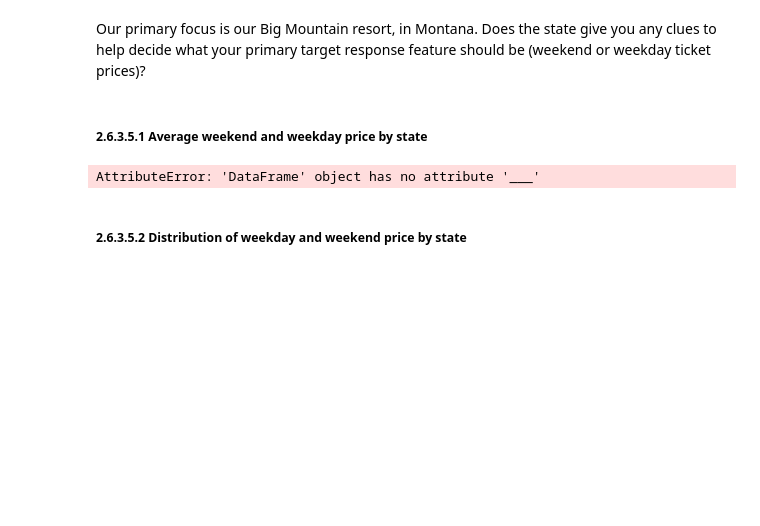
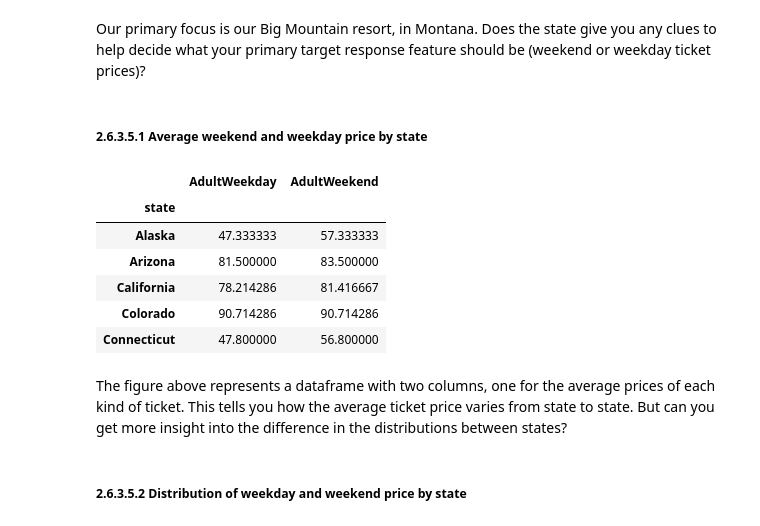
Before and after one commit to vsancnaj/DataScienceGuidedCapstone, a Jupyter notebook: Notebooks/02_data_wrangling.ipynb, the cells around one changed output. Drawn from its saved outputs; the diff is of its cells as text; code cells hidden in the pictures; blank space fills up the shorter version.

```diff
--- a/Notebooks/02_data_wrangling.ipynb
+++ b/Notebooks/02_data_wrangling.ipynb
@@ -363,11 +363,17 @@ Our primary focus is our Big Mountain resort, in Montana. Does the state give yo
 # %%
 #Code task 14#
 # Calculate average weekday and weekend price by state and sort by the average of the two
 # Hint: use the pattern dataframe.groupby(<grouping variable>)[<list of columns>].mean()
-state_price_means = ski_data.___(___)[[___, ___]].mean()
+state_price_means = ski_data.groupby('state')[['AdultWeekday', 'AdultWeekend']].mean()
 state_price_means.head()
 # %% [output]
-AttributeError: 'DataFrame' object has no attribute '___'
+|  | AdultWeekday | AdultWeekend |
+| state |  |  |
+| Alaska | 47.333333 | 57.333333 |
+| Arizona | 81.500000 | 83.500000 |
+| California | 78.214286 | 81.416667 |
+| Colorado | 90.714286 | 90.714286 |
+| Connecticut | 47.800000 | 56.800000 |
 # %%
 # The next bit simply reorders the index by increasing average of weekday and weekend prices
 # Compare the index order you get from
@@ -385,3 +389,5 @@ The figure above represents a dataframe with two columns, one for the average pr
+# %% [markdown]
+The figure above represents a dataframe with two columns, one for the average prices of each kind of ticket. This tells you how the average ticket price varies from state to state. But can you get more insight into the difference in the distributions between states?
 # %% [markdown]
 ##### 2.6.3.5.2 Distribution of weekday and weekend price by state<a id='2.6.3.5.2_Distribution_of_weekday_and_weekend_price_by_state'></a>
 # %% [markdown]
```
Also changed, not shown: parts of 1 cell of this notebook.
